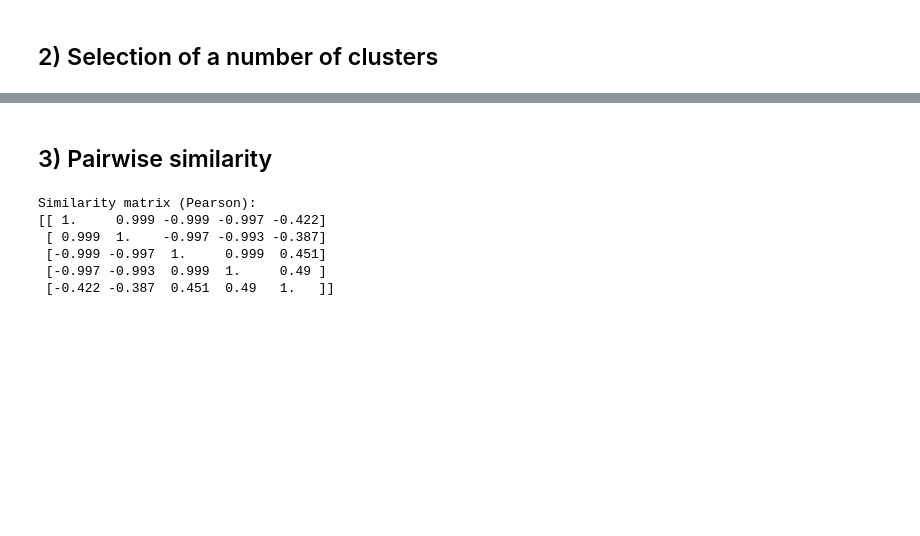
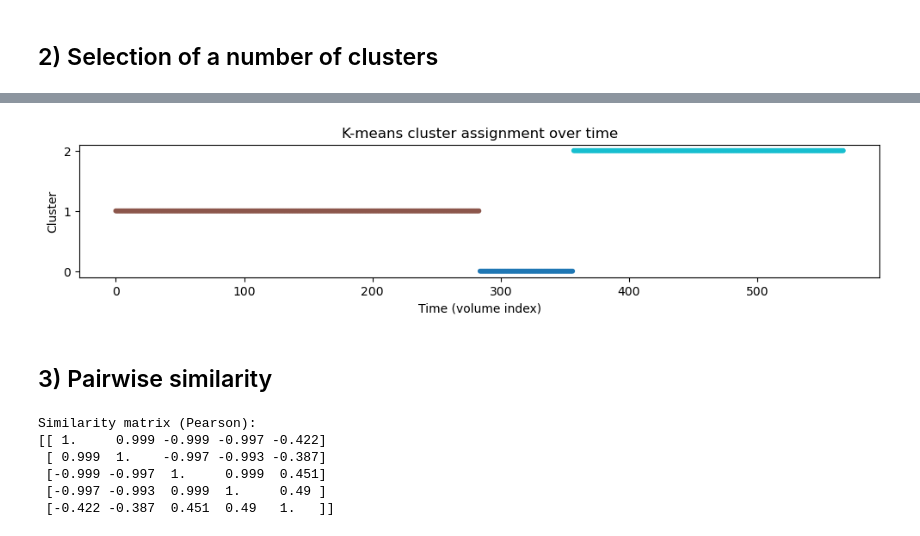
Before and after one commit to zoeepfl/NX-NSSP, a Jupyter notebook: Mini_Projet_1.ipynb, the cells around one changed output, grey strips where cells are left out. Saved outputs shown, nothing was run; the diff lists cells and outputs as text; code cells hidden in the pictures; blank space fills up the shorter version.

```diff
--- a/Mini_Projet_1.ipynb
+++ b/Mini_Projet_1.ipynb
@@ -697,11 +674,9 @@ ax.tick_params(axis='both', which='major', labelsize=15)
 # %%
-# YOUR CODE HERE
+nb_clusters = 3
+kmeans = KMeans(n_clusters=nb_clusters, random_state=0, n_init="auto").fit(X_kmeans.T)
 
-nb_clusters = 5 # The number of clusters you want
-kmeans = KMeans(n_clusters=nb_cluster, random_state=0, n_init="auto").fit(X_kmeans.T)
-
-kmeans_clusters = [] # List of spatial components (you should have in the list volumes)
-for i in range(nb_clusters):
-    centroid_3d = np.zeros(vol_shape)         # full 3D shape
-    centroid_3d[slice_non_background] = kmeans.cluster_centers_[i]
-    kmeans_clusters.append(centroid_3d)
+kmeans_clusters = []
+for cluster_idx in range(nb_clusters):
+    kmeans_component = np.zeros(vol_shape)
+    kmeans_component[slice_non_background] = kmeans.cluster_centers_[cluster_idx]
+    kmeans_clusters.append(kmeans_component)
@@ -748,3 +708,15 @@ Cluster 5
+# %%
+labels = kmeans.labels_
+
+plt.figure(figsize=(12, 2))
+plt.scatter(np.arange(len(labels)), labels, c=labels, cmap='tab10', s=10)
+plt.xlabel('Time (volume index)')
+plt.ylabel('Cluster')
+plt.title('K-means cluster assignment over time')
+plt.yticks(np.arange(kmeans.n_clusters))
+plt.show()
+# %% [output]
+[figure, added]
 # %% [markdown]
 ## 3) Pairwise similarity
 # %%
```
Also changed, not shown: parts of 52 cells of this notebook.
